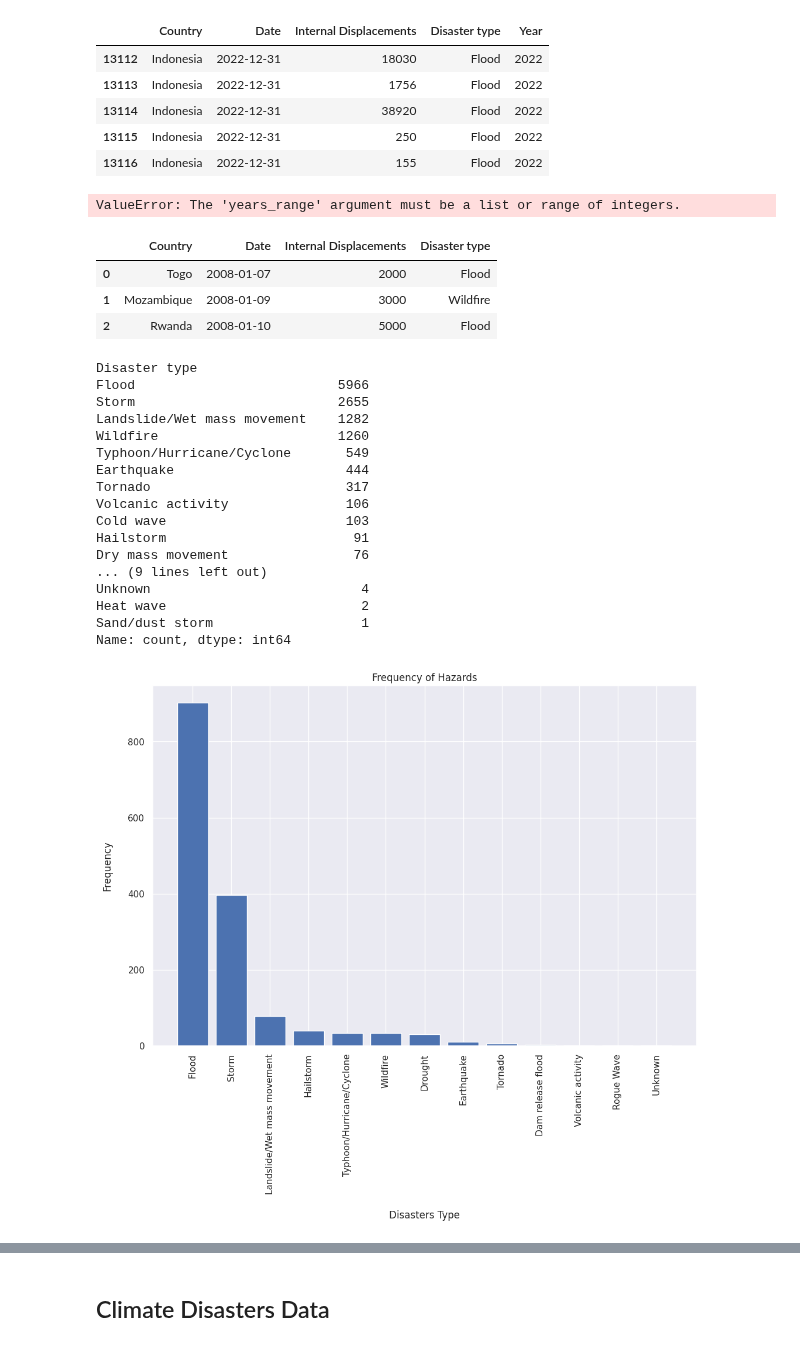
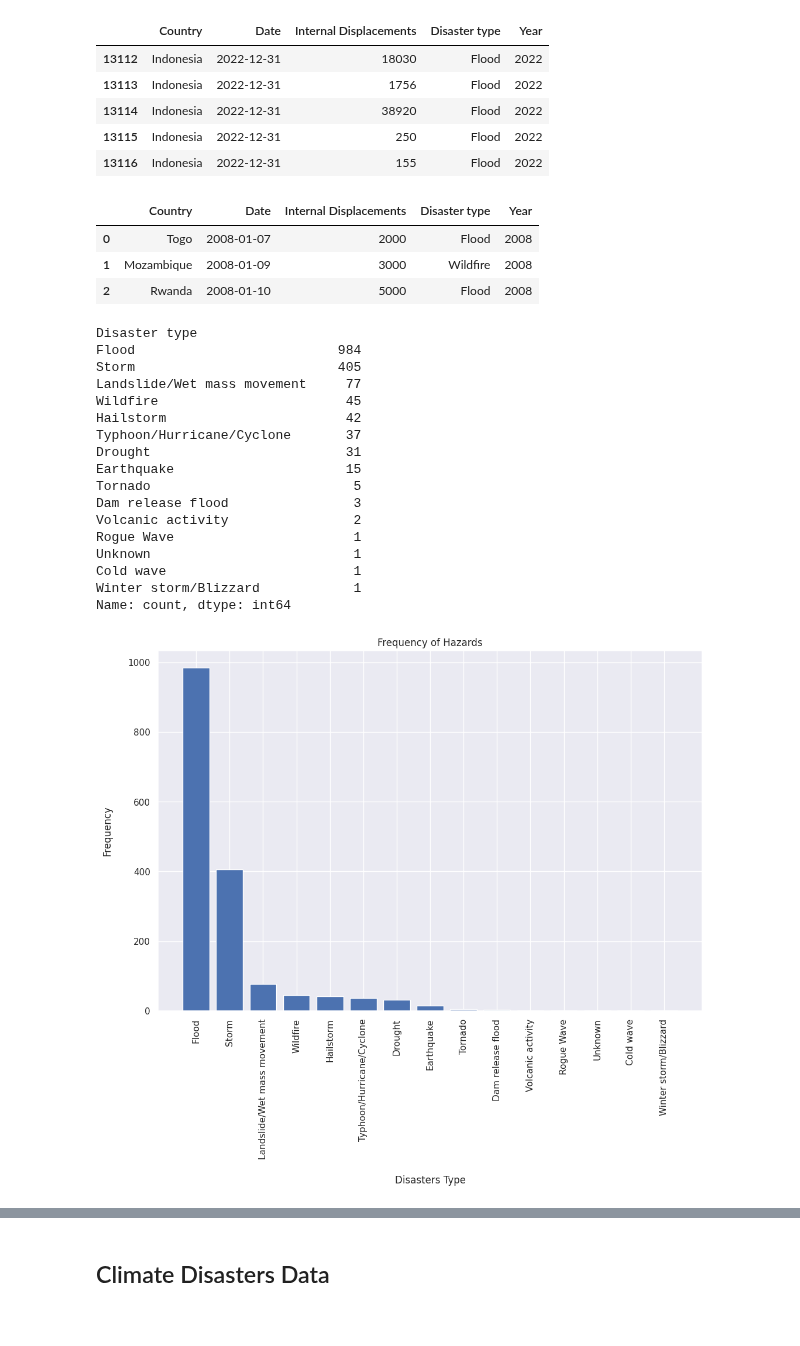
Before and after one commit to 0xpix/CERI-Project, a Jupyter notebook: notebooks/EDA.ipynb, the cells around one changed output, grey strips where cells are left out. Cells and saved outputs as stored; diff of their text form; code cells hidden in the pictures.

```diff
--- a/notebooks/EDA.ipynb
+++ b/notebooks/EDA.ipynb
@@ -86,62 +95,44 @@ displacement_data_with_selected_columns.tail()
 | 13115 | Indonesia | 2022-12-31 | 250 | Flood | 2022 |
 | 13116 | Indonesia | 2022-12-31 | 155 | Flood | 2022 |
 # %%
-Displacement_african_data = filter_african_disasters(displacement_data_with_selected_columns, years_range=None, capitalize=False)
+Displacement_african_data = filter_african_disasters(displacement_data_with_selected_columns, years_range=[], capitalize=False)
 Displacement_african_data.head(3)
 # %% [output]
-ValueError: The 'years_range' argument must be a list or range of integers.
+|  | Country | Date | Internal Displacements | Disaster type | Year |
+| 0 | Togo | 2008-01-07 | 2000 | Flood | 2008 |
+| 1 | Mozambique | 2008-01-09 | 3000 | Wildfire | 2008 |
+| 2 | Rwanda | 2008-01-10 | 5000 | Flood | 2008 |
-# %%
-# the names of Sub-Saharan countries
-country_names = ["Angola", "Benin", "Botswana", "Burkina Faso", "Burundi", "Cameroon",
-                "Cape Verde", "Central African Republic", "Chad", "Comoros",
-                "Congo (Brazzaville)", "Congo (Democratic Republic)", "Côte d'Ivoire",
-                "Djibouti", "Equatorial Guinea", "Eritrea", "Ethiopia", "Gabon",
-                "The Gambia", "Ghana", "Guinea", "Guinea-Bissau", "Kenya", "Lesotho",
-                "Liberia", "Madagascar", "Malawi", "Mali", "Mauritania", "Mauritius",
-                "Mozambique", "Namibia", "Niger", "Nigeria", "Réunion", "Rwanda",
-                "Sao Tome and Principe", "Senegal", "Seychelles", "Sierra Leone",
-                "Somalia", "South Africa", "Sudan", "Swaziland", "Tanzania", "Togo",
-                "Uganda", "Western Sahara", "Zambia", "Zimbabwe"]
-
-# Create the data with Sub-Saharan countries only
-sub_saharan_displacement_data = displacement_data_with_selected_columns[displacement_data_with_selected_columns['Country'].isin(country_names)].reset_index(drop=True)
-sub_saharan_displacement_data.head(3)
-# %% [output]
-|  | Country | Date | Internal Displacements | Disaster type |
-| 0 | Togo | 2008-01-07 | 2000 | Flood |
-| 1 | Mozambique | 2008-01-09 | 3000 | Wildfire |
-| 2 | Rwanda | 2008-01-10 | 5000 | Flood |
 # %%
-displacement_data_with_selected_columns['Disaster type'].value_counts()
+Displacement_african_data['Disaster type'].value_counts()
 # %% [output]
 Disaster type
-Flood                          5966
-Storm                          2655
-Landslide/Wet mass movement    1282
-Wildfire                       1260
-Typhoon/Hurricane/Cyclone       549
-Earthquake                      444
-Tornado                         317
-Volcanic activity               106
-Cold wave                       103
-Hailstorm                        91
-Dry mass movement                76
-... (9 lines left out)
-Unknown                           4
-Heat wave                         2
-Sand/dust storm                   1
+Flood                          984
+Storm                          405
+Landslide/Wet mass movement     77
+Wildfire                        45
+Hailstorm                       42
+Typhoon/Hurricane/Cyclone       37
+Drought                         31
+Earthquake                      15
+Tornado                          5
+Dam release flood                3
+Volcanic activity                2
+Rogue Wave                       1
+Unknown                          1
+Cold wave                        1
+Winter storm/Blizzard            1
 Name: count, dtype: int64
 # %%
 # Visualizing the frequency of the Disasters
-hazard_frequency = sub_saharan_displacement_data['Disaster type'].value_counts()
+hazard_frequency = Displacement_african_data['Disaster type'].value_counts()
 plt.figure(figsize=(12,8))
 plt.bar(hazard_frequency.index, hazard_frequency.values)
 plt.xlabel('\nDisasters Type')
 plt.ylabel('Frequency\n')
 plt.title('Frequency of Hazards')
 
 plt.xticks(rotation=90)
 plt.show()
 # %% [output]
-[figure, old version]
+[figure, new version]
 # %%
```
Also changed, not shown: parts of 44 cells of this notebook.
